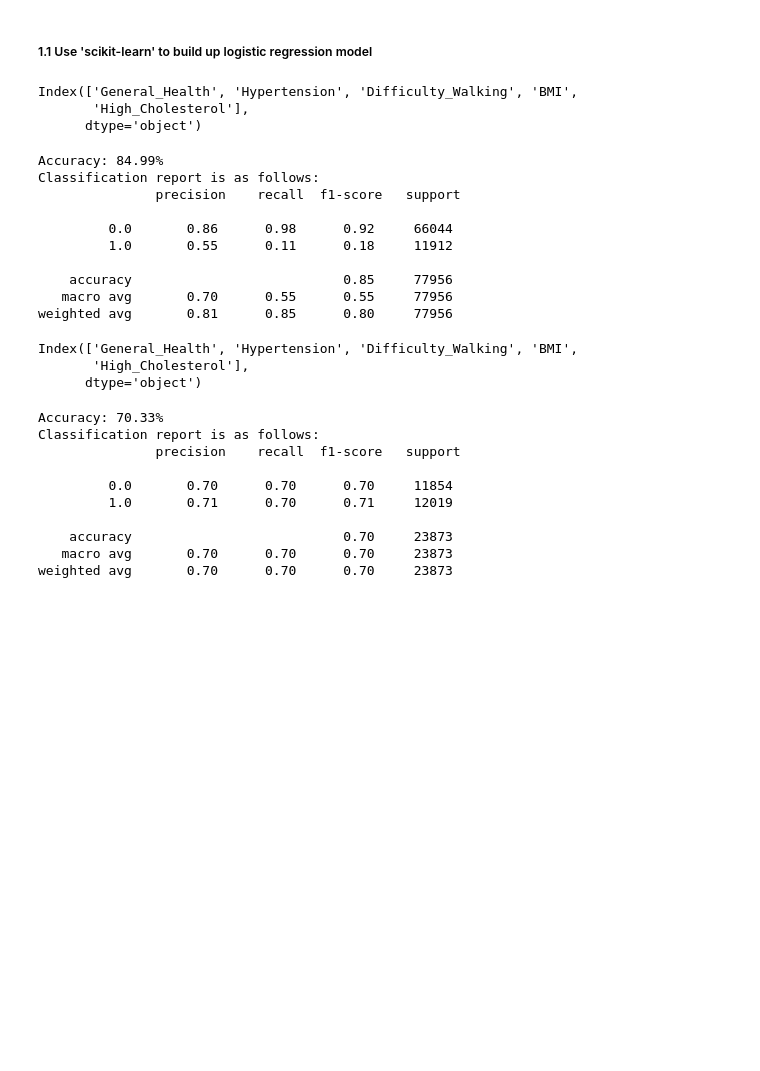
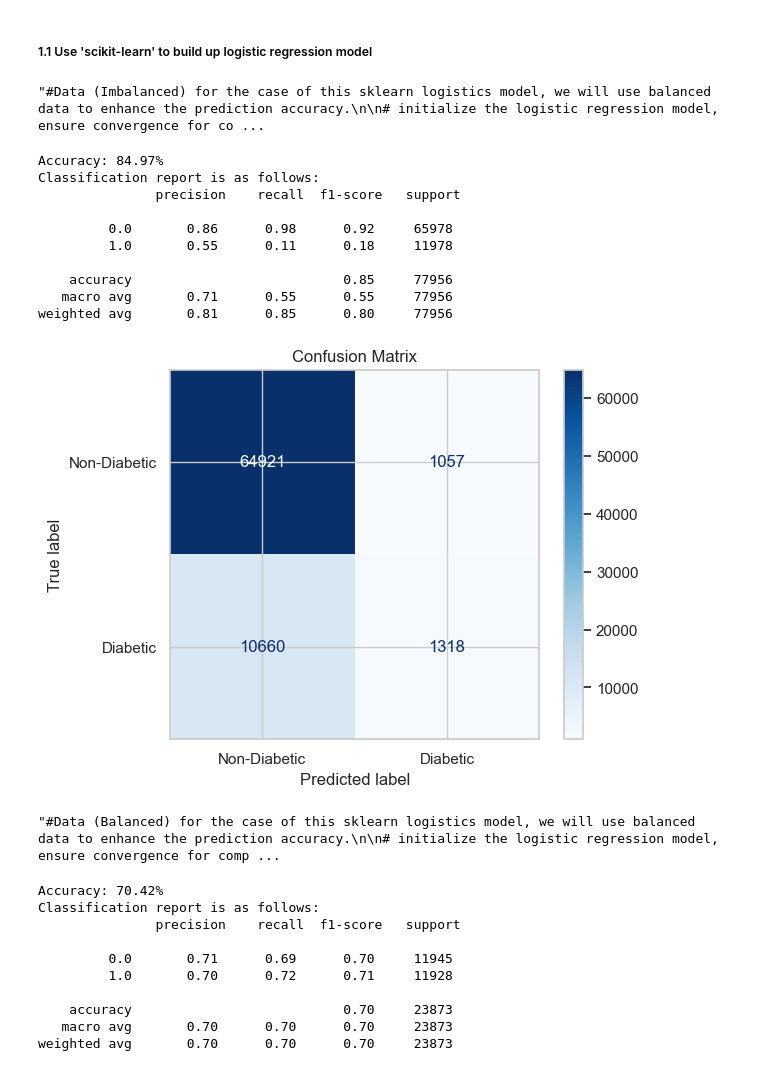
Before and after one commit to troytoy/Project_DA01, a Jupyter notebook: DA01_Project(Final).ipynb, the cells around one changed output. Cells and saved outputs as stored; diff of their text form; code cells hidden in the pictures; blank space fills up the shorter version.

Commit message:
initial commit

```diff
--- a/DA01_Project(Final).ipynb
+++ b/DA01_Project(Final).ipynb
@@ -1127,7 +1103,7 @@ from sklearn.linear_model import LogisticRegression
 from sklearn.model_selection import train_test_split
 from sklearn.metrics import accuracy_score, classification_report
 # %%
-#Data (Imbalanced) for the case of this sklearn logistics model, we will use balanced data to enhance the prediction accuracy.
+'''#Data (Imbalanced) for the case of this sklearn logistics model, we will use balanced data to enhance the prediction accuracy.
 
 # initialize the logistic regression model, ensure convergence for complex datasets by defining max iterations by 1000
 model = LogisticRegression(max_iter=1000)
@@ -1138,17 +1114,15 @@ rfe.fit(data[top5], data['Diabetes_Status'])
 
 # display selected features
 selected_features_rfe = data[top5].columns[rfe.support_]
-print(selected_features_rfe)
+print(selected_features_rfe)'''
 # %% [output]
-Index(['General_Health', 'Hypertension', 'Difficulty_Walking', 'BMI',
-       'High_Cholesterol'],
-      dtype='object')
+"#Data (Imbalanced) for the case of this sklearn logistics model, we will use balanced data to enhance the prediction accuracy.\n\n# initialize the logistic regression model, ensure convergence for co ...
 # %%
 # split data into training and testing sets
-x = data[selected_features_rfe]
+x = data[top5]
 y = data['Diabetes_Status']
 
-x_train, x_test, y_train, y_test = train_test_split(x, y, test_size=0.3)
+x_train, x_test, y_train, y_test = train_test_split(x, y, test_size=0.3, random_state=24)
 
 # train a logistic regression model
 model_final = LogisticRegression()
@@ -1159,18 +1133,31 @@ y_pred = model_final.predict(x_test)
 print(f'Accuracy: {round(accuracy_score(y_test, y_pred)*100,2)}%')
 print('Classification report is as follows: \n', classification_report(y_test, y_pred))
 # %% [output]
-Accuracy: 84.99%
+Accuracy: 84.97%
 Classification report is as follows:
                precision    recall  f1-score   support
 
-         0.0       0.86      0.98      0.92     66044
-         1.0       0.55      0.11      0.18     11912
+         0.0       0.86      0.98      0.92     65978
+         1.0       0.55      0.11      0.18     11978
 
     accuracy                           0.85     77956
-   macro avg       0.70      0.55      0.55     77956
+   macro avg       0.71      0.55      0.55     77956
 weighted avg       0.81      0.85      0.80     77956
+# %%
+from sklearn.metrics import confusion_matrix, ConfusionMatrixDisplay
+
+# Generate Confusion Matrix
+cm = confusion_matrix(y_test, y_pred)
+disp = ConfusionMatrixDisplay(confusion_matrix=cm, display_labels=['Non-Diabetic', 'Diabetic'])
+
+# Plot the Confusion Matrix
+disp.plot(cmap='Blues', values_format='d')
+plt.title("Confusion Matrix")
+plt.show()
+# %% [output]
+[figure, added]
 # %%
-#Data (Balanced) for the case of this sklearn logistics model, we will use balanced data to enhance the prediction accuracy.
+'''#Data (Balanced) for the case of this sklearn logistics model, we will use balanced data to enhance the prediction accuracy.
 
 # initialize the logistic regression model, ensure convergence for complex datasets by defining max iterations by 1000
 model = LogisticRegression(max_iter=1000)
@@ -1181,17 +1168,15 @@ rfe.fit(data_balanced[top5], data_balanced['Diabetes_Status'])
 
 # display selected features
 selected_features_rfe = data_balanced[top5].columns[rfe.support_]
-print(selected_features_rfe)
+print(selected_features_rfe)'''
 # %% [output]
-Index(['General_Health', 'Hypertension', 'Difficulty_Walking', 'BMI',
-       'High_Cholesterol'],
-      dtype='object')
+"#Data (Balanced) for the case of this sklearn logistics model, we will use balanced data to enhance the prediction accuracy.\n\n# initialize the logistic regression model, ensure convergence for comp ...
 # %%
 # split data into training and testing sets
-x = data_balanced[selected_features_rfe]
+x = data_balanced[top5]
 y = data_balanced['Diabetes_Status']
 
-x_train, x_test, y_train, y_test = train_test_split(x, y, test_size=0.3)
+x_train, x_test, y_train, y_test = train_test_split(x, y, test_size=0.3, random_state=24)
 
 # train a logistic regression model
 model_final = LogisticRegression()
@@ -1202,12 +1187,12 @@ y_pred = model_final.predict(x_test)
 print(f'Accuracy: {round(accuracy_score(y_test, y_pred)*100,2)}%')
 print('Classification report is as follows: \n', classification_report(y_test, y_pred))
 # %% [output]
-Accuracy: 70.33%
+Accuracy: 70.42%
 Classification report is as follows:
                precision    recall  f1-score   support
 
-         0.0       0.70      0.70      0.70     11854
-         1.0       0.71      0.70      0.71     12019
+         0.0       0.71      0.69      0.70     11945
+         1.0       0.70      0.72      0.71     11928
 
     accuracy                           0.70     23873
    macro avg       0.70      0.70      0.70     23873
```
Also changed, not shown: parts of 17 cells of this notebook, 5 other files.
